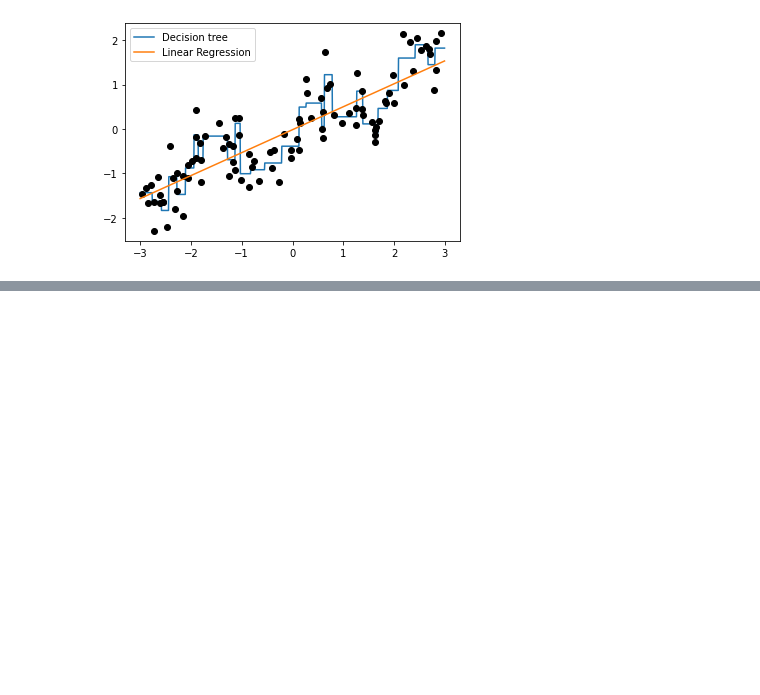
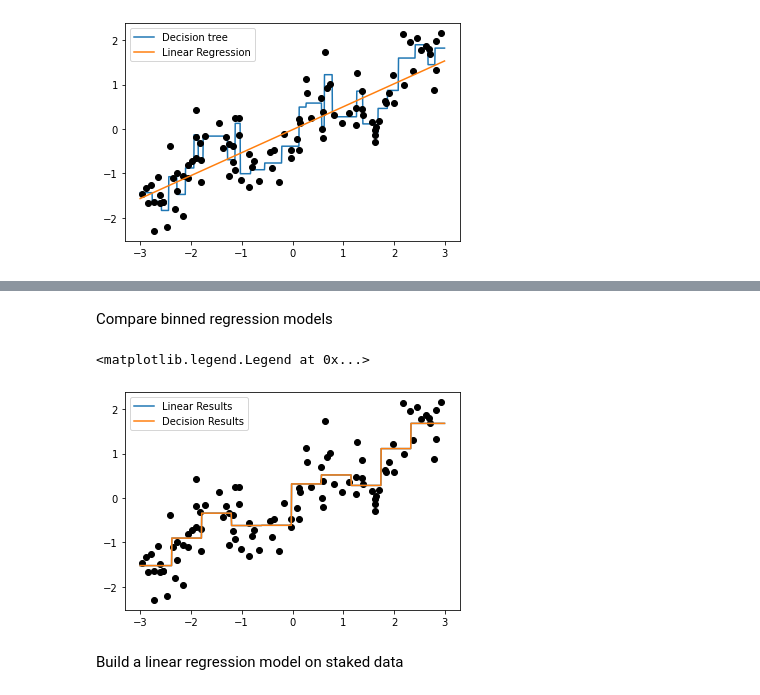
Before and after one commit to JeanMichelDeveloper/Training, a Jupyter notebook: Build_regression_and_discretizer_models.ipynb, the cells around one changed output, grey strips where cells are left out. Saved outputs shown, nothing was run; the diff lists cells and outputs as text; code cells hidden in the pictures; blank space fills up the shorter version.

```diff
--- a/Build_regression_and_discretizer_models.ipynb
+++ b/Build_regression_and_discretizer_models.ipynb
@@ -88,0 +88,9 @@ plt.legend()
+# %%
+#import and train discretizer
+from sklearn.preprocessing import KBinsDiscretizer
+
+discretizer = KBinsDiscretizer(n_bins = 10, strategy = 'uniform')
+
+discretizer.fit(X)
+
+print(discretizer.bin_edges_)
@@ -88,0 +124,9 @@ plt.legend()
+# %%
+#create and train discretizer with onehot encoding
+encoding_discretizer = KBinsDiscretizer(n_bins = 10, strategy = "uniform", encode = "onehot-dense")
+
+encoding_discretizer.fit(X)
+
+X_binned = encoding_discretizer.transform(X)
+
+print(X_binned)
@@ -88,0 +151,34 @@ plt.legend()
+# %% [markdown]
+Compare binned regression models
+# %%
+#Bin test data
+
+X_test_binned = encoding_discretizer.transform(X_test)
+
+#create linear regression model
+
+model = LinearRegression().fit(X_binned, y)
+
+#create decision tree model
+
+decision_model = DecisionTreeRegressor(min_samples_split= 3).fit(X_binned, y)
+# %%
+#score models
+
+linear_results = model.predict(X_test_binned)
+
+decision_results = decision_model.predict(X_test_binned)
+# %%
+#plot results
+plt.plot(X[:, 0], y, 'o', c='k')
+
+plt.plot(X_test, linear_results, label="Linear Results")
+
+plt.plot(X_test, decision_results, label="Decision Results")
+
+plt.legend()
+# %% [output]
+<matplotlib.legend.Legend at 0x...>
+[figure, added]
+# %% [markdown]
+Build a linear regression model on staked data
```
Also changed, not shown: parts of 8 cells of this notebook.
